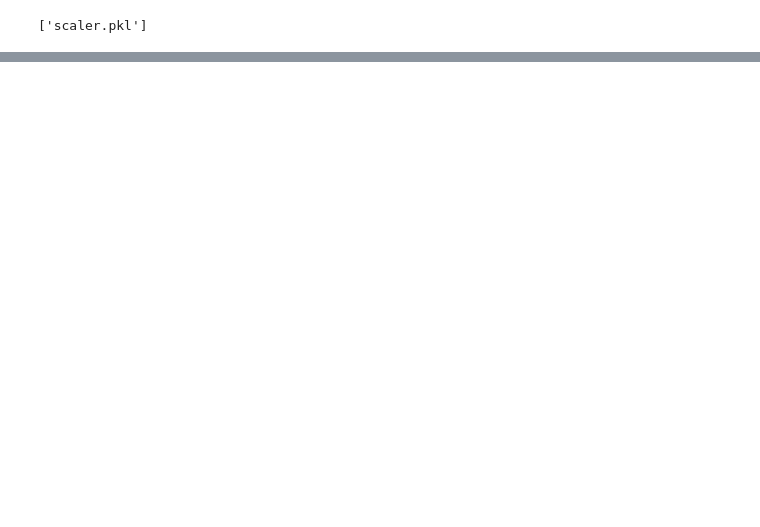
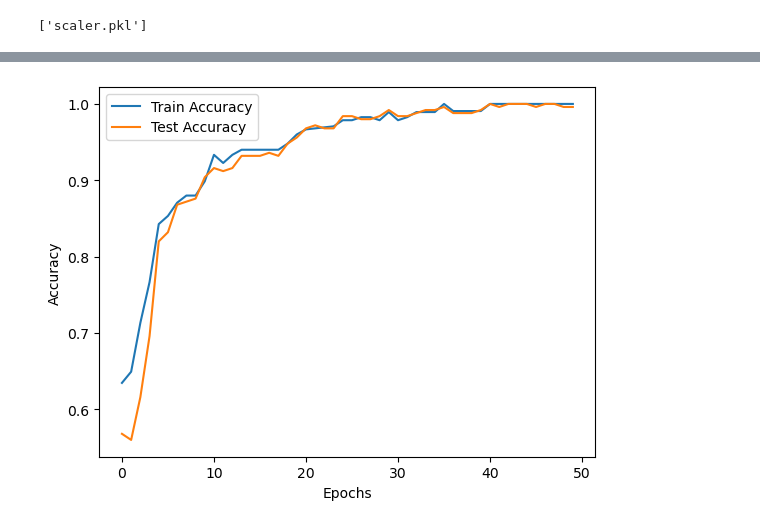
Before and after one commit to DrishP98/Project_4_Group_4, a Jupyter notebook: NueralNetworkModel_only.ipynb, the cells around one changed output, grey strips where cells are left out. Cells and saved outputs as stored; diff of their text form; code cells hidden in the pictures; blank space fills up the shorter version.

Commit message:
Add files via upload
added graphing of testing to code

```diff
--- a/NueralNetworkModel_only.ipynb
+++ b/NueralNetworkModel_only.ipynb
@@ -126 +88,11 @@ WARNING:absl:You are saving your model as an HDF5 file via `model.save()` or `ke
+# %%
+def calculate_accuracy(y_true, y_pred):
+    # find the index with the highest probability
+    y_true = tf.argmax(y_true, axis=1)
+    y_pred = tf.argmax(y_pred, axis=1)
+
+    # Compare predicted labels to true labels and calculate accuracy
+    accuracy = tf.reduce_mean(tf.cast(tf.equal(y_true, y_pred), dtype=tf.float32))
+
+    return accuracy.numpy()
 # %%
@@ -162,0 +170,10 @@ WARNING:absl:You are saving your model as an HDF5 file via `model.save()` or `ke
+# %%
+# Plotting
+plt.plot(range(epochs), train_accuracies, label='Train Accuracy')
+plt.plot(range(epochs), test_accuracies, label='Test Accuracy')
+plt.xlabel('Epochs')
+plt.ylabel('Accuracy')
+plt.legend()
+plt.show()
+# %% [output]
+[figure, added]
```
Also changed, not shown: parts of 11 cells of this notebook.
